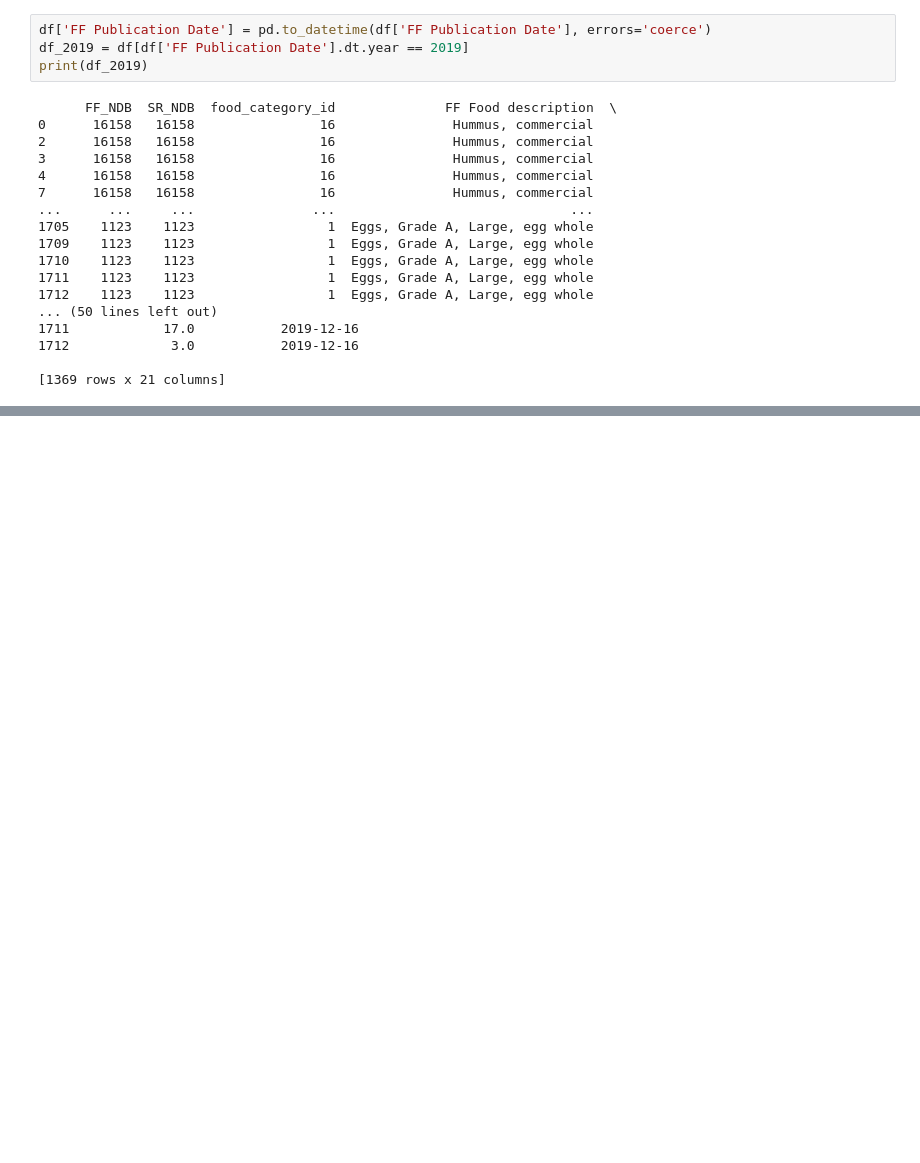
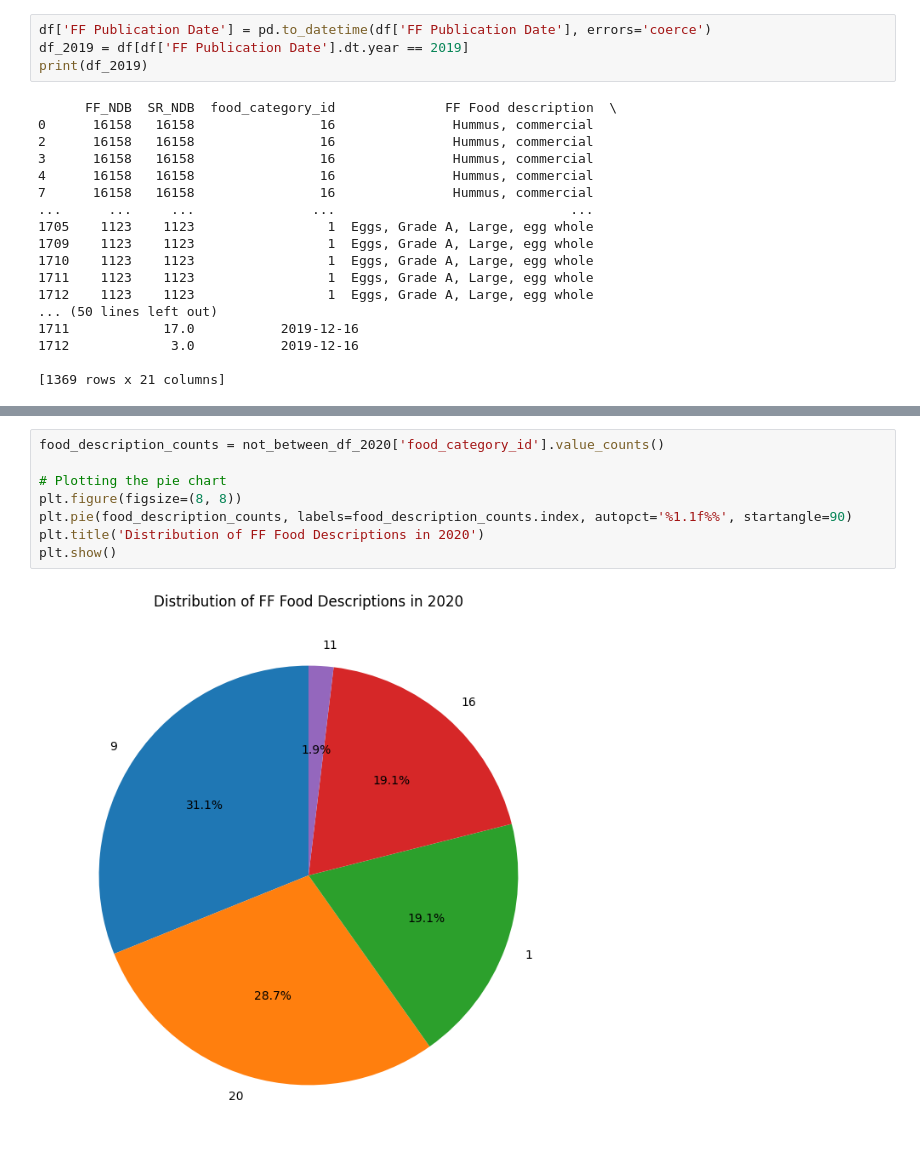
Before and after one commit to khoay/IC-Team50, a Jupyter notebook: FFMin_and_FFMax.ipynb, the cells around one changed output, grey strips where cells are left out. Saved outputs shown, nothing was run; the diff lists cells and outputs as text; blank space fills up the shorter version.

```diff
--- a/FFMin_and_FFMax.ipynb
+++ b/FFMin_and_FFMax.ipynb
@@ -96,0 +200,10 @@ AttributeError: 'DataFrame' object has no attribute 'append'
+# %%
+food_description_counts = not_between_df_2020['food_category_id'].value_counts()
+
+# Plotting the pie chart
+plt.figure(figsize=(8, 8))
+plt.pie(food_description_counts, labels=food_description_counts.index, autopct='%1.1f%%', startangle=90)
+plt.title('Distribution of FF Food Descriptions in 2020')
+plt.show()
+# %% [output]
+[figure, added]
```
Also changed, not shown: parts of 6 cells of this notebook.
